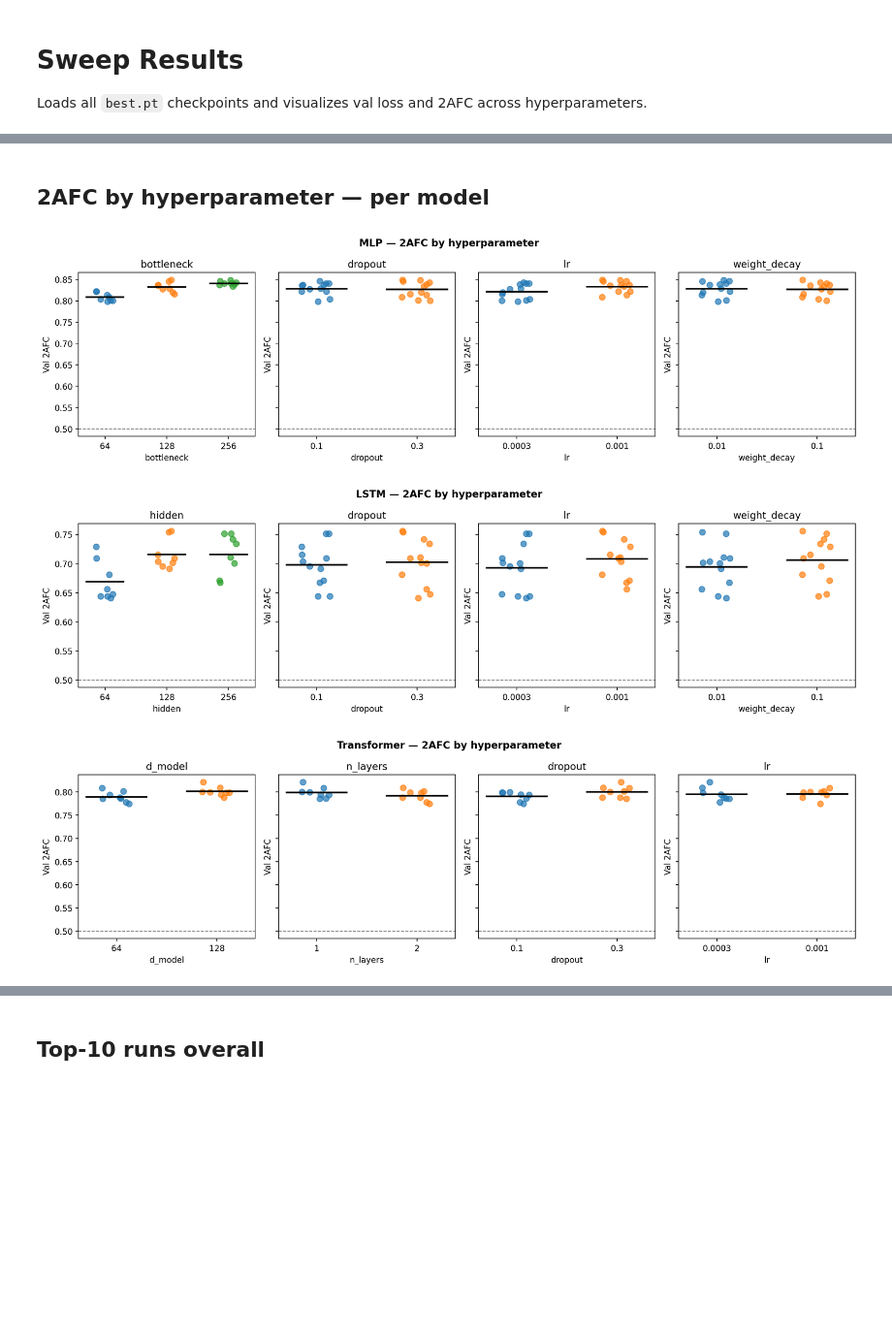
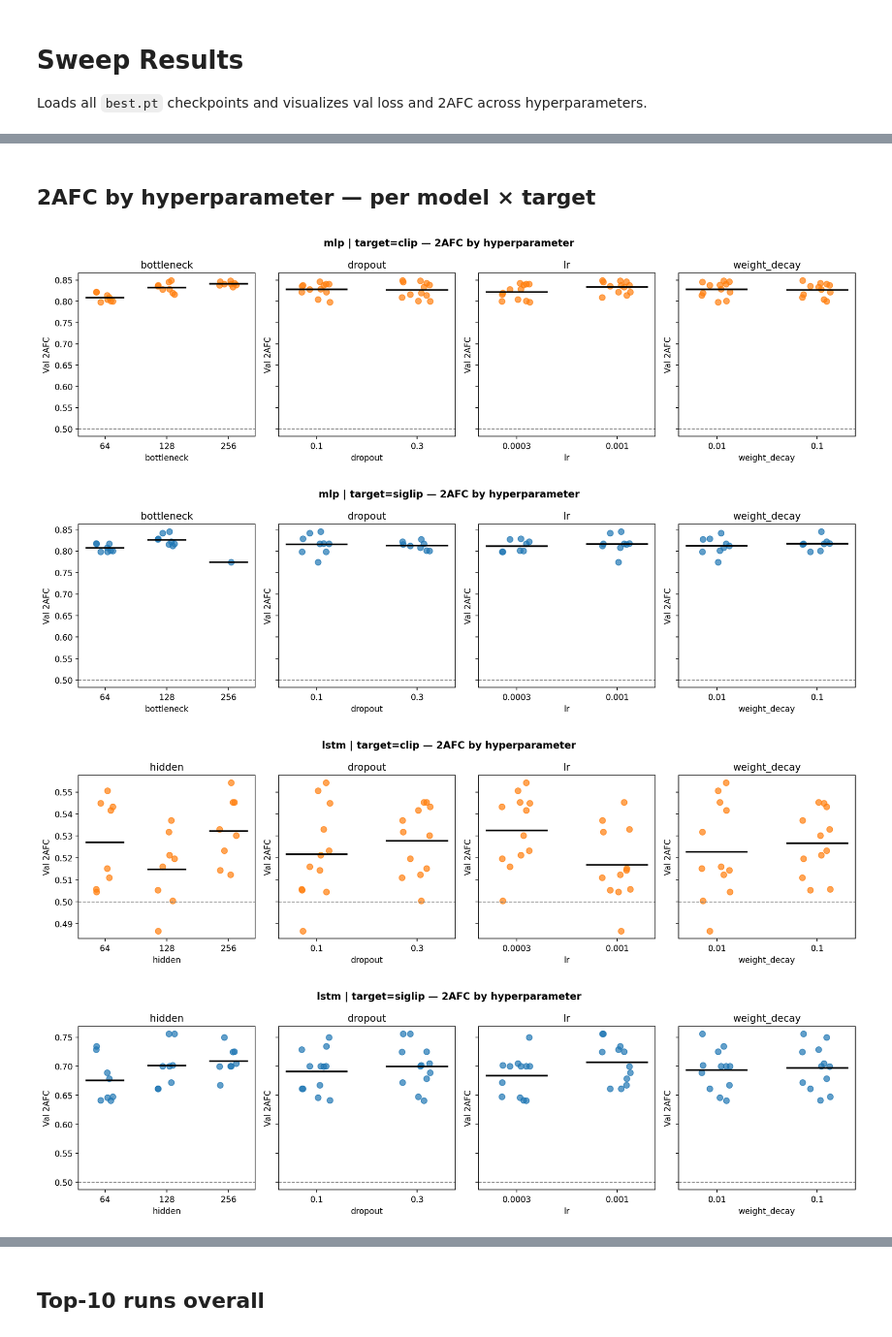
Before and after one commit to YAOJaredz/NeurObjectGen, a Jupyter notebook: notebooks/sweep_results.ipynb, the cells around one changed output, grey strips where cells are left out. Shown at 97% size. Cells and saved outputs as stored; diff of their text form; code cells hidden in the pictures; blank space fills up the shorter version.

```diff
--- a/notebooks/sweep_results.ipynb
+++ b/notebooks/sweep_results.ipynb
@@ -33,6 +70,6 @@ df.head()
 # %%
 # Friendly label for each run
-def make_label(row):
+def make_arch(row):
     m = row["model"]
     if m == "mlp":
         return f"bn{int(row['bottleneck'])}"
@@ -41,6 +78,14 @@ def make_label(row):
     else:
         return f"d{int(row['d_model'])}_nl{int(row['n_layers'])}"
 
-df["arch"]  = df.apply(make_label, axis=1)
-df["label"] = df.apply(lambda r: f"{r['model']} {make_label(r)} do={r['dropout']} lr={r['lr']:.0e} wd={r['weight_decay']:.0e}", axis=1)
+df["arch"]   = df.apply(make_arch, axis=1)
+df["label"]  = df.apply(
+    lambda r: f"[{r['target']}] {r['model']} {make_arch(r)} do={r['dropout']} lr={r['lr']:.0e} wd={r['weight_decay']:.0e}",
+    axis=1,
+)
+
+TARGETS  = sorted(df["target"].unique())
+MODELS   = sorted(df["model"].unique())
+TARGET_PALETTE = {"siglip": "tab:blue", "clip": "tab:orange"}
+MODEL_PALETTE  = dict(zip(MODELS, ["tab:blue", "tab:orange", "tab:green"]))
 # %% [markdown]
@@ -83,53 +134,40 @@ plt.show()
 # %% [markdown]
-## 2AFC by hyperparameter — per model
+## 2AFC by hyperparameter — per model × target
 # %%
-def strip_plot(ax, grp, x_col, title):
+def strip_plot(ax, grp, x_col, title, color="tab:blue"):
     levels = sorted(grp[x_col].unique())
     for i, lvl in enumerate(levels):
         vals = grp.loc[grp[x_col] == lvl, "val_2afc"].values
         jitter = np.random.default_rng(0).uniform(-0.15, 0.15, len(vals))
-        ax.scatter(np.full(len(vals), i) + jitter, vals, alpha=0.7, s=50)
+        ax.scatter(np.full(len(vals), i) + jitter, vals, alpha=0.7, s=50, color=color)
         ax.plot([i - 0.3, i + 0.3], [vals.mean(), vals.mean()], "k-", lw=2)
     ax.set_xticks(range(len(levels)))
     ax.set_xticklabels([str(l) for l in levels])
     ax.set_xlabel(x_col)
     ax.set_ylabel("Val 2AFC")
     ax.set_title(title)
     ax.axhline(0.5, color="grey", lw=1, ls="--")
 
-# ── MLP ──────────────────────────────────────────────────────────────────────
-mlp = df[df["model"] == "mlp"]
-if not mlp.empty:
-    fig, axes = plt.subplots(1, 4, figsize=(14, 4), sharey=True)
-    fig.suptitle("MLP — 2AFC by hyperparameter", fontweight="bold")
-    for ax, col in zip(axes, ["bottleneck", "dropout", "lr", "weight_decay"]):
-        if col in mlp.columns:
-            strip_plot(ax, mlp, col, col)
-    plt.tight_layout()
-    plt.show()
+MODEL_HPARAMS = {
+    "mlp":         ["bottleneck", "dropout", "lr", "weight_decay"],
+    "lstm":        ["hidden",     "dropout", "lr", "weight_decay"],
+    "transformer": ["d_model",    "n_layers", "dropout", "lr"],
+}
 
-# ── LSTM ─────────────────────────────────────────────────────────────────────
-lstm = df[df["model"] == "lstm"]
-if not lstm.empty:
-    fig, axes = plt.subplots(1, 4, figsize=(14, 4), sharey=True)
-    fig.suptitle("LSTM — 2AFC by hyperparameter", fontweight="bold")
-    for ax, col in zip(axes, ["hidden", "dropout", "lr", "weight_decay"]):
-        if col in lstm.columns:
-            strip_plot(ax, lstm, col, col)
-    plt.tight_layout()
-    plt.show()
-
-# ── Transformer ───────────────────────────────────────────────────────────────
-trf = df[df["model"] == "transformer"]
-if not trf.empty:
-    fig, axes = plt.subplots(1, 4, figsize=(14, 4), sharey=True)
-    fig.suptitle("Transformer — 2AFC by hyperparameter", fontweight="bold")
-    for ax, col in zip(axes, ["d_model", "n_layers", "dropout", "lr"]):
-        if col in trf.columns:
-            strip_plot(ax, trf, col, col)
-    plt.tight_layout()
-    plt.show()
+for model_name, hparams in MODEL_HPARAMS.items():
+    for tgt in TARGETS:
+        sub = df[(df["model"] == model_name) & (df["target"] == tgt)]
+        if sub.empty:
+            continue
+        fig, axes = plt.subplots(1, len(hparams), figsize=(3.5 * len(hparams), 4), sharey=True)
+        fig.suptitle(f"{model_name} | target={tgt} — 2AFC by hyperparameter", fontweight="bold")
+        for ax, col in zip(axes, hparams):
+            if col in sub.columns:
+                strip_plot(ax, sub, col, col, color=TARGET_PALETTE.get(tgt, "tab:blue"))
+        plt.tight_layout()
+        plt.show()
 # %% [output]
-[figure, old version]
+[figure, new version]
-[figure, old version]
+[figure, new version]
-[figure, old version]
+[figure, new version]
+[figure, added]
```
Also changed, not shown: parts of 11 cells of this notebook, 5 other files.
